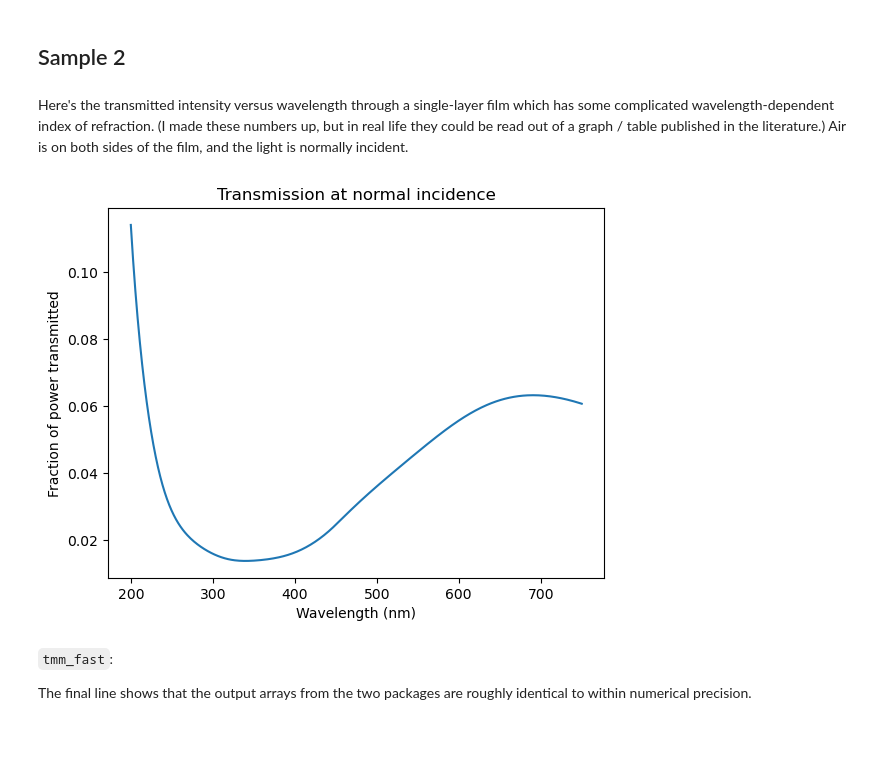
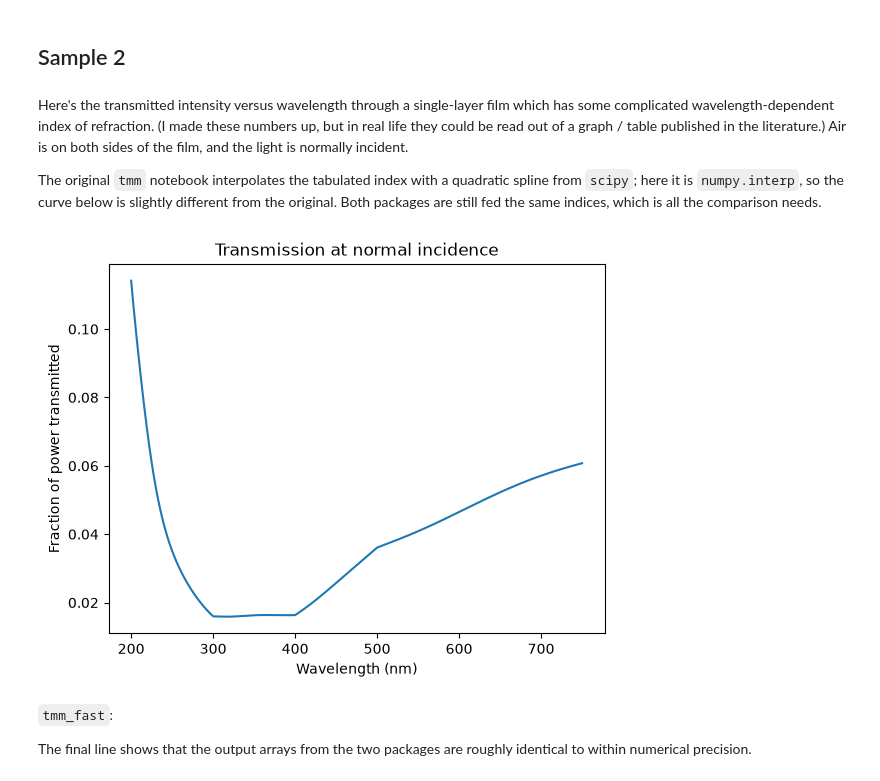
Before and after one commit to MLResearchAtOSRAM/tmm_fast, a Jupyter notebook: examples/examples_tmm_migration_fast.ipynb, the cells around one changed output. Drawn from its saved outputs; the diff is of its cells as text; code cells hidden in the pictures; blank space fills up the shorter version.

```diff
--- a/examples/examples_tmm_migration_fast.ipynb
+++ b/examples/examples_tmm_migration_fast.ipynb
@@ -86,28 +89,34 @@ film which has some complicated wavelength-dependent index of refraction.
 (I made these numbers up, but in real life they could be read out of a
 graph / table published in the literature.) Air is on both sides of the
 film, and the light is normally incident.
+
+The original `tmm` notebook interpolates the tabulated index with a quadratic
+spline from `scipy`; here it is `numpy.interp`, so the curve below is slightly
+different from the original. Both packages are still fed the same indices,
+which is all the comparison needs.
 # %%
 #index of refraction of my material: wavelength in nm versus index.
 material_nk_data = array([[200, 2.1+0.1j],
                           [300, 2.4+0.3j],
                           [400, 2.3+0.4j],
                           [500, 2.2+0.4j],
                           [750, 2.2+0.5j]])
-material_nk_fn = interp1d(material_nk_data[:,0].real,
-                          material_nk_data[:,1], kind='quadratic')
+def material_nk_fn(wavelength):
+    # interp is linear, but it does handle complex values
+    return interp(wavelength, material_nk_data[:,0].real, material_nk_data[:,1])
 d_list = [inf,300,inf] #in nm
 lambda_list = linspace(200,750,400) #in nm
 T_list = []
 for lambda_vac in lambda_list:
     n_list = [1, material_nk_fn(lambda_vac), 1]
     T_list.append(coh_tmm('s',n_list,d_list,0,lambda_vac)['T'])
 plt.figure()
 plt.plot(lambda_list,T_list)
 plt.xlabel('Wavelength (nm)')
 plt.ylabel('Fraction of power transmitted')
 plt.title('Transmission at normal incidence');
 # %% [output]
-[figure, old version]
+[figure, new version]
 # %% [markdown]
 `tmm_fast`:
 
```
Also changed, not shown: parts of 2 cells of this notebook, 4 other files.
